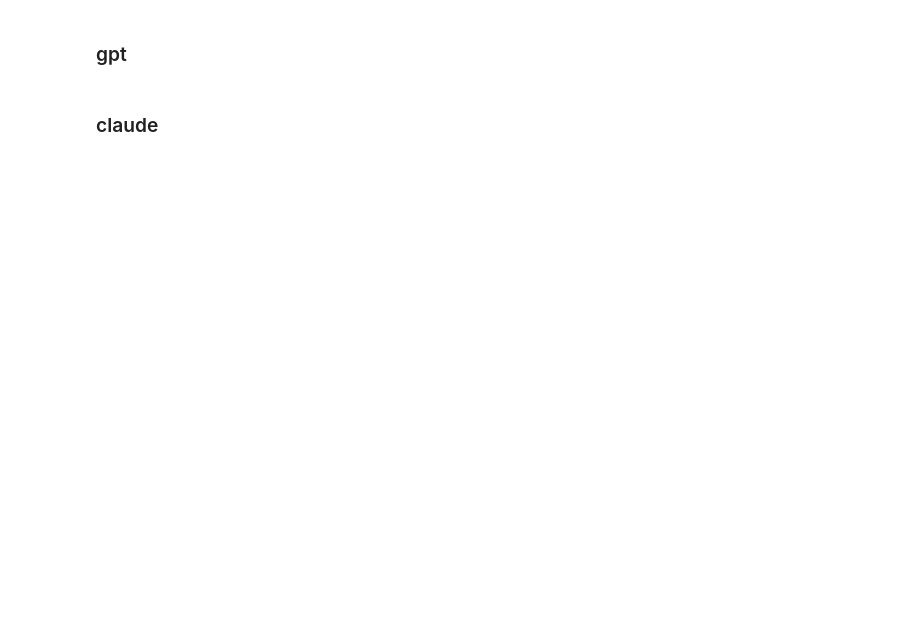
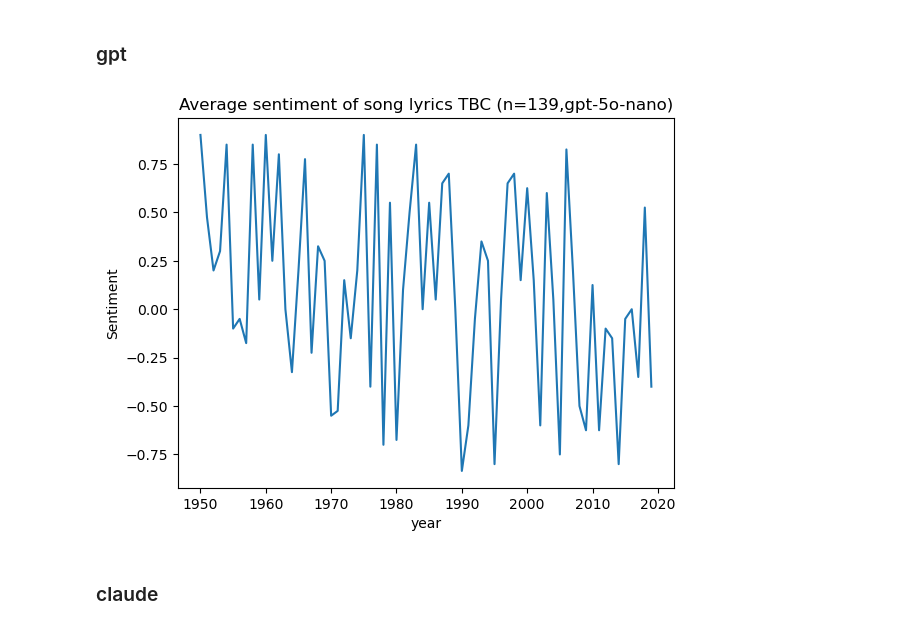
Before and after one commit to wanyakrecipes/lyrical_sentiment, a Jupyter notebook: notebooks/sentiment_across_time.ipynb, the cells around one changed output. Drawn from its saved outputs; the diff is of its cells as text; code cells hidden in the pictures; blank space fills up the shorter version.

Commit message:
update sentiment across time for all lyrics to gpt-5-nano

```diff
--- a/notebooks/sentiment_across_time.ipynb
+++ b/notebooks/sentiment_across_time.ipynb
@@ -297,7 +297,7 @@ def lyrics_sentiment_score_prompt(lyrics):
 
 
 # Cell 3: Async OpenAI function
-async def get_lyrics_sentiment_score_async(lyrics, model="gpt-4o-mini", max_retries=3):
+async def get_lyrics_sentiment_score_async(lyrics, model="gpt-5-nano", max_retries=3):
     """
     Get sentiment score between -1 and 1 from GPT using API (async version).
     """
@@ -305,15 +305,11 @@ async def get_lyrics_sentiment_score_async(lyrics, model="gpt-4o-mini", max_retr
 
     for attempt in range(max_retries):
         try:
-            response = await openai_client.chat.completions.create(
+            response = await openai_client.responses.create(
                 model=model,
-                messages=[
-                    {"role": "system", "content": "You are a helpful assistant."},
-                    {"role": "user", "content": prompt.strip()},
-                ],
-                temperature=0.0,
+                input = prompt
             )
-            output = response.choices[0].message.content.strip()
+            output = response.output_text.strip()
 
             # Robust float parsing
             match = re.search(r"-?\d+(?:\.\d+)?", output)
@@ -420,24 +416,24 @@ openai_scores, claude_scores = await process_sentiment_scores(
 )
 
 # Add results to dataframe
-song_lyrics_clean_sample_df['sentiment_score_gpt_4o_mini'] = openai_scores
-song_lyrics_clean_sample_df['sentiment_score_claude_4_5'] = claude_scores
+song_lyrics_clean_sample_df['sentiment_score_gpt'] = openai_scores
+song_lyrics_clean_sample_df['sentiment_score_claude'] = claude_scores
 
 # Make sure sentiment is numeric
-song_lyrics_clean_sample_df['sentiment_score_gpt_4o_mini'] = pd.to_numeric(
-    song_lyrics_clean_sample_df['sentiment_score_gpt_4o_mini'],
+song_lyrics_clean_sample_df['sentiment_score_gpt'] = pd.to_numeric(
+    song_lyrics_clean_sample_df['sentiment_score_gpt'],
     errors='coerce'
 )
-song_lyrics_clean_sample_df['sentiment_score_claude_4_5'] = pd.to_numeric(
-    song_lyrics_clean_sample_df['sentiment_score_claude_4_5'],
+song_lyrics_clean_sample_df['sentiment_score_claude'] = pd.to_numeric(
+    song_lyrics_clean_sample_df['sentiment_score_claude'],
     errors='coerce'
 )
 
 print("\n✓ Complete!")
-print(f"OpenAI - Successful: {song_lyrics_clean_sample_df['sentiment_score_gpt_4o_mini'].notna().sum()}")
-print(f"OpenAI - Failed: {song_lyrics_clean_sample_df['sentiment_score_gpt_4o_mini'].isna().sum()}")
-print(f"Claude - Successful: {song_lyrics_clean_sample_df['sentiment_score_claude_4_5'].notna().sum()}")
-print(f"Claude - Failed: {song_lyrics_clean_sample_df['sentiment_score_claude_4_5'].isna().sum()}")
+print(f"OpenAI - Successful: {song_lyrics_clean_sample_df['sentiment_score_gpt'].notna().sum()}")
+print(f"OpenAI - Failed: {song_lyrics_clean_sample_df['sentiment_score_gpt'].isna().sum()}")
+print(f"Claude - Successful: {song_lyrics_clean_sample_df['sentiment_score_claude'].notna().sum()}")
+print(f"Claude - Failed: {song_lyrics_clean_sample_df['sentiment_score_claude'].isna().sum()}")
 # %% [output]
 Apply sentiment scoring...
 Processing OpenAI sentiment scores...
@@ -832,8 +828,10 @@ trbs_negative_sentiment_per_year_plt = song_lyrics_clean_sample_df.groupby('year
 ### gpt
 # %%
 # Group by year
-yearly_sentiment_gpt_plt = song_lyrics_clean_sample_df.groupby('year')['sentiment_score_gpt_4o_mini'].mean().plot(title="Average sentiment of song lyrics TBC (n=" + str(len(song_lyrics_clean_sample_df)) +",gpt-4o-mini)",
+yearly_sentiment_gpt_plt = song_lyrics_clean_sample_df.groupby('year')['sentiment_score_gpt'].mean().plot(title="Average sentiment of song lyrics TBC (n=" + str(len(song_lyrics_clean_sample_df)) +",gpt-5o-nano)",
                                                                                                           ylabel="Sentiment")
+# %% [output]
+[figure, added]
 # %% [markdown]
 ### claude
 # %%
```
Also changed, not shown: parts of 4 cells of this notebook.
